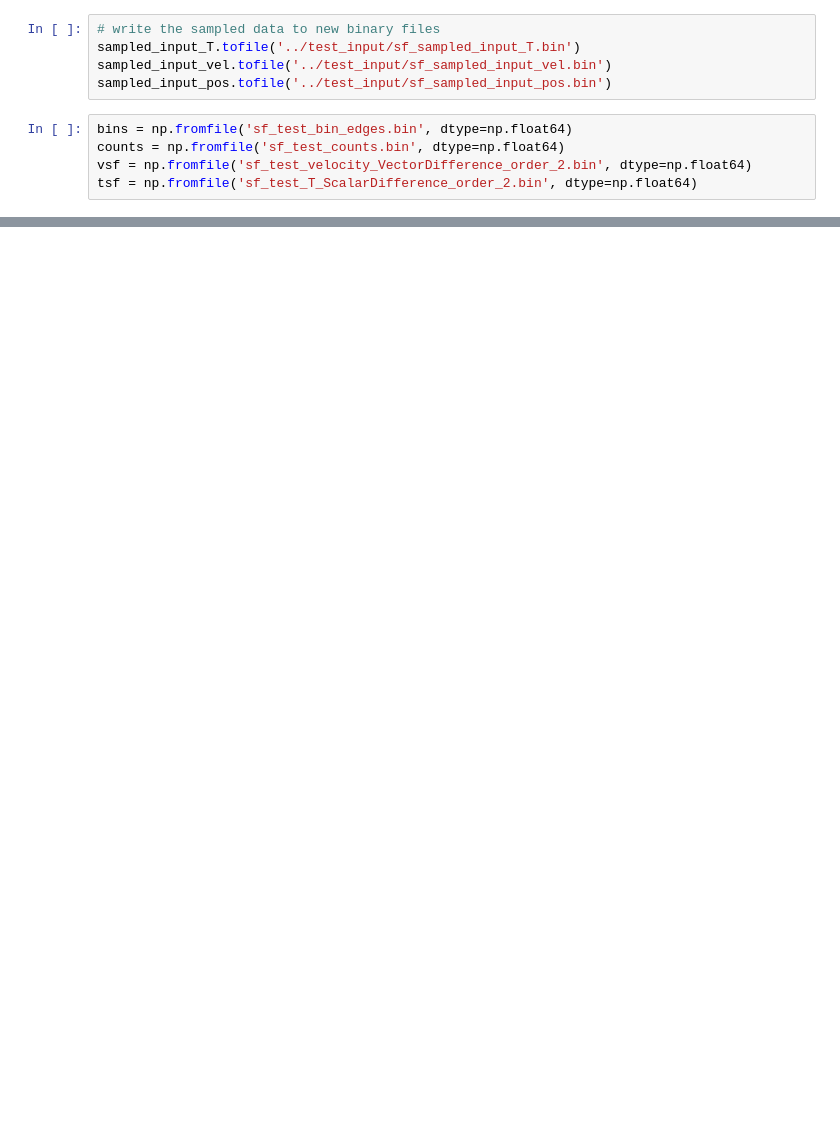
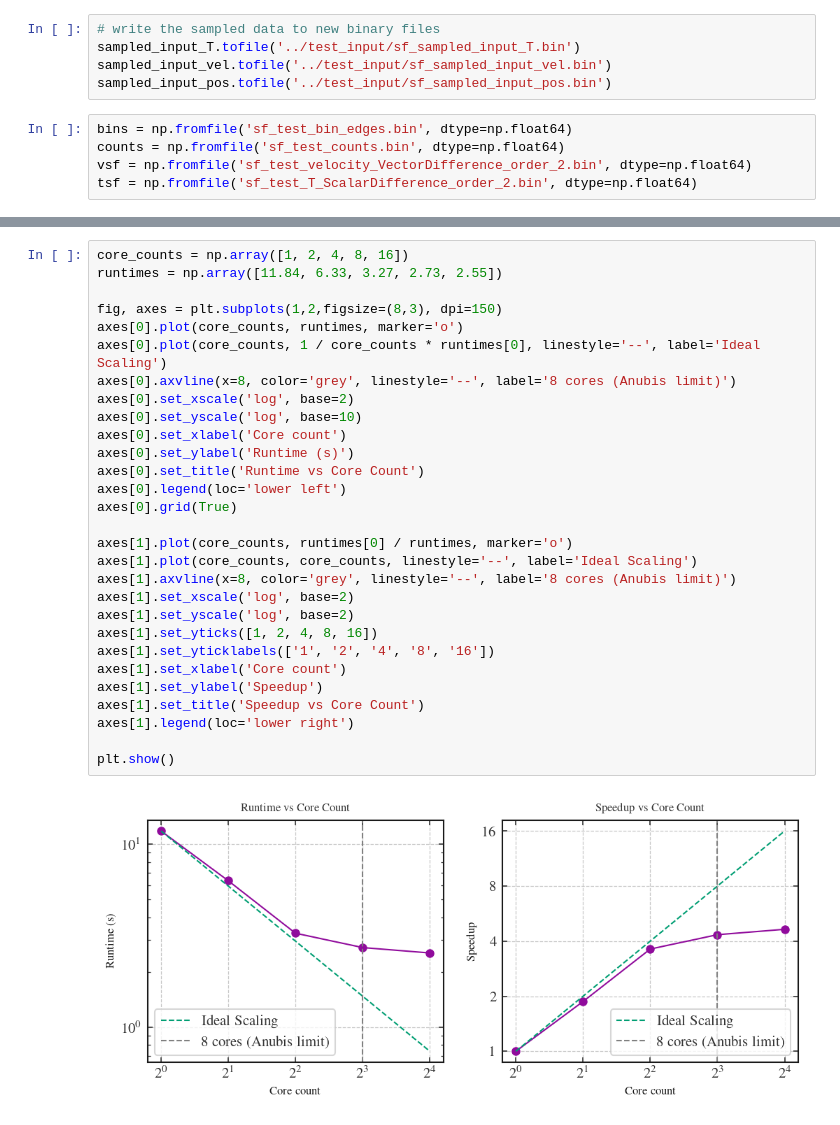
Before and after one commit to thomasarintoul/CASTLE, a Jupyter notebook: test_outputs/output_test.ipynb, the cells around one changed output, grey strips where cells are left out. Saved outputs shown, nothing was run; the diff lists cells and outputs as text; blank space fills up the shorter version.

```diff
--- a/test_outputs/output_test.ipynb
+++ b/test_outputs/output_test.ipynb
@@ -40,0 +56,31 @@ Text(0, 0.5, 'SF')
+# %%
+core_counts = np.array([1, 2, 4, 8, 16])
+runtimes = np.array([11.84, 6.33, 3.27, 2.73, 2.55])
+
+fig, axes = plt.subplots(1,2,figsize=(8,3), dpi=150)
+axes[0].plot(core_counts, runtimes, marker='o')
+axes[0].plot(core_counts, 1 / core_counts * runtimes[0], linestyle='--', label='Ideal Scaling')
+axes[0].axvline(x=8, color='grey', linestyle='--', label='8 cores (Anubis limit)')
+axes[0].set_xscale('log', base=2)
+axes[0].set_yscale('log', base=10)
+axes[0].set_xlabel('Core count')
+axes[0].set_ylabel('Runtime (s)')
+axes[0].set_title('Runtime vs Core Count')
+axes[0].legend(loc='lower left')
+axes[0].grid(True)
+
+axes[1].plot(core_counts, runtimes[0] / runtimes, marker='o')
+axes[1].plot(core_counts, core_counts, linestyle='--', label='Ideal Scaling')
+axes[1].axvline(x=8, color='grey', linestyle='--', label='8 cores (Anubis limit)')
+axes[1].set_xscale('log', base=2)
+axes[1].set_yscale('log', base=2)
+axes[1].set_yticks([1, 2, 4, 8, 16])
+axes[1].set_yticklabels(['1', '2', '4', '8', '16'])
+axes[1].set_xlabel('Core count')
+axes[1].set_ylabel('Speedup')
+axes[1].set_title('Speedup vs Core Count')
+axes[1].legend(loc='lower right')
+
+plt.show()
+# %% [output]
+[figure, added]
```
Also changed, not shown: parts of 8 cells of this notebook, 5 other files.
